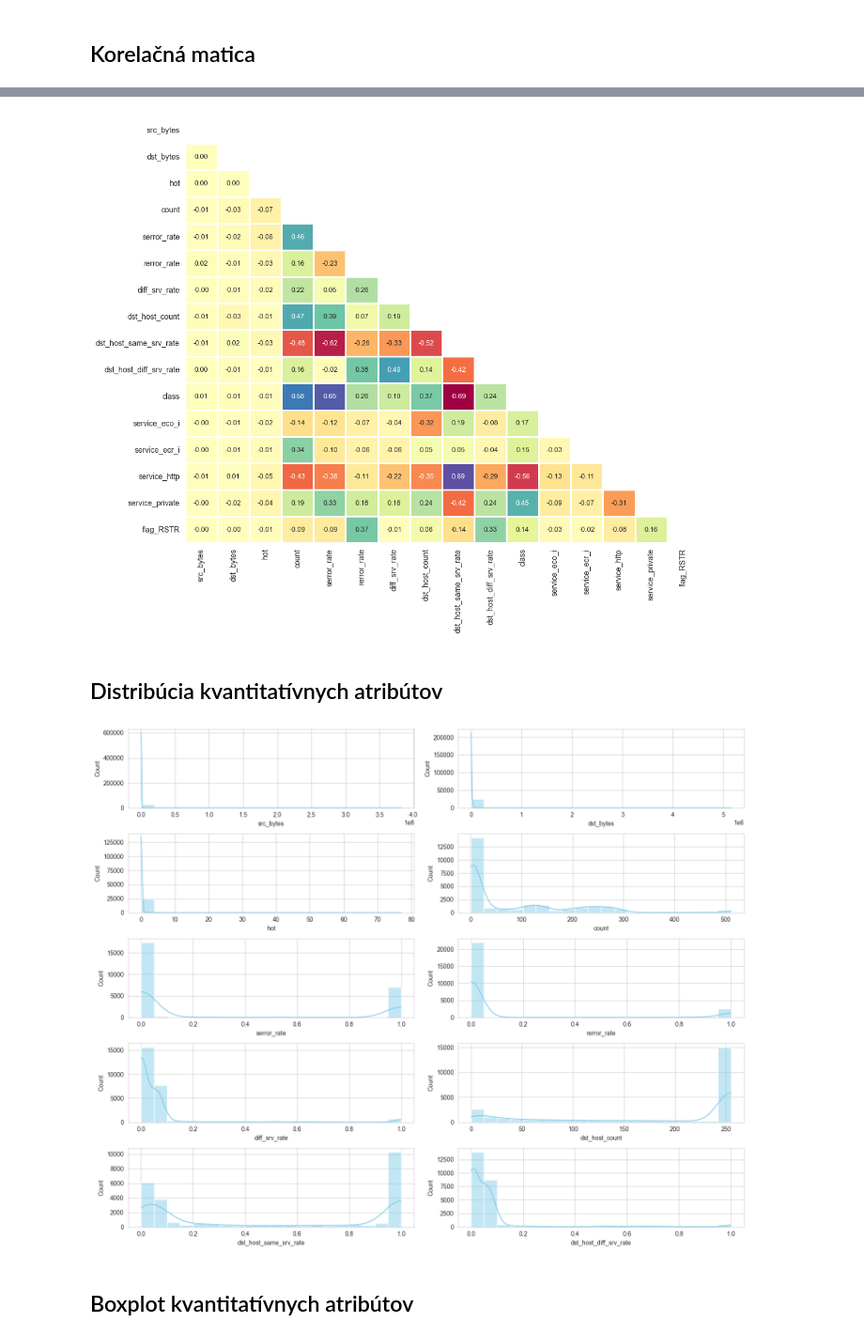
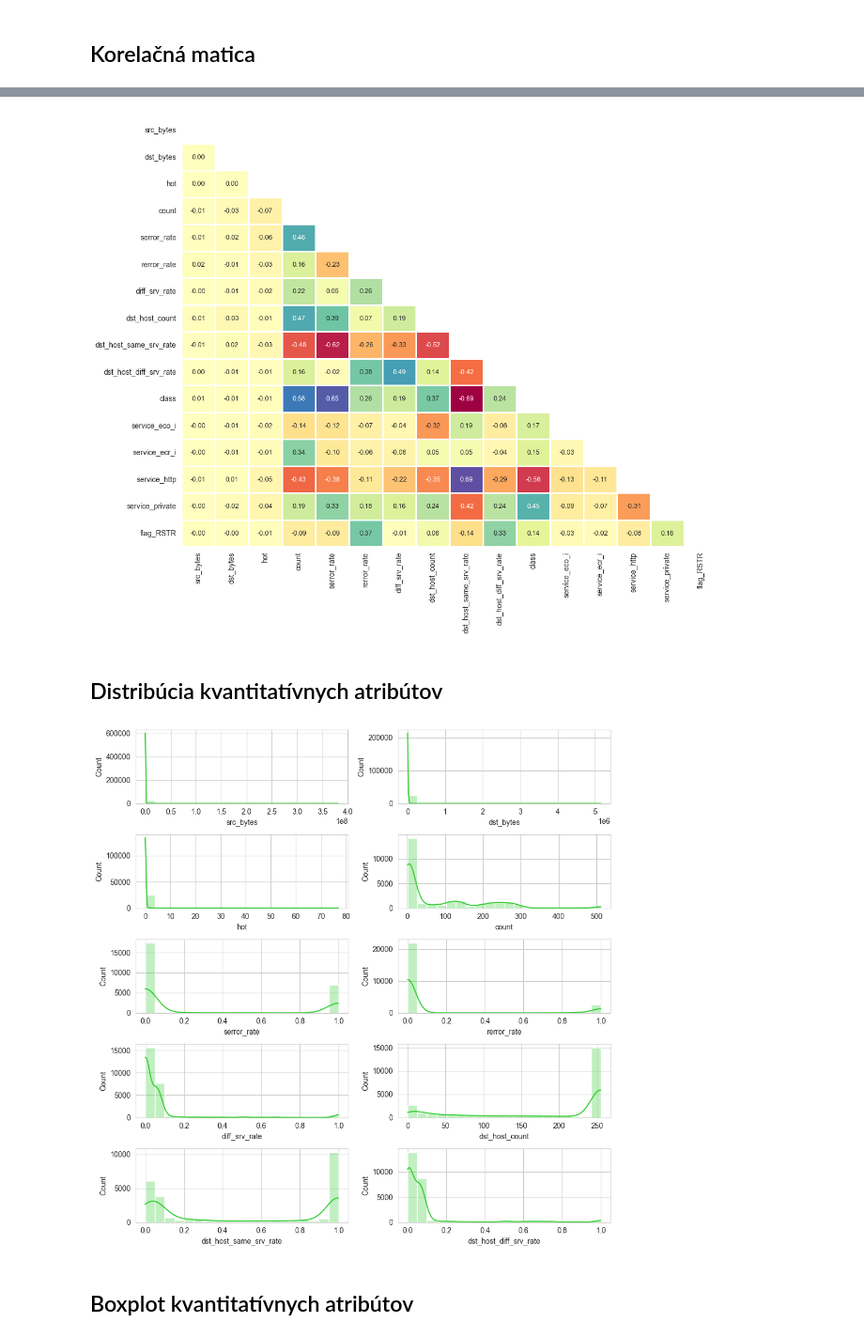
Before and after one commit to M4jkky/CRISP-DataMining, a Jupyter notebook: data_preprocessing.ipynb, the cells around one changed output, grey strips where cells are left out. Shown at 94% size. Saved outputs shown, nothing was run; the diff lists cells and outputs as text; code cells hidden in the pictures.

Commit message:
nahradenie get_dummies OneHotEncodingom a ukladanie grafov

```diff
--- a/data_preprocessing.ipynb
+++ b/data_preprocessing.ipynb
@@ -13,3 +15,7 @@ import matplotlib.pyplot as plt
 df_train = pd.read_csv('data/Train_data.csv')
 # %%
 df_train['class'] = df_train['class'].map({'normal': 0, 'anomaly': 1})
+
+quantitative_columns = ['src_bytes', 'dst_bytes', 'hot', 'count', 'serror_rate', 'rerror_rate', 'diff_srv_rate', 'dst_host_count', 'dst_host_same_srv_rate', 'dst_host_diff_srv_rate']
+
+df_train
@@ -49,7 +69,15 @@ attributes = ['src_bytes', 'dst_bytes', 'hot', 'dst_host_same_srv_rate', 'servic
               'srv_rerror_rate', 'dst_host_diff_srv_rate', 'diff_srv_rate', 'flag_REJ', 'service_eco_i',
               'service_ecr_i', 'flag_RSTR', 'class']
 
-df_train = pd.get_dummies(df_train, drop_first=True)
+categorical = df_train.select_dtypes(include=['object']).columns
+
+encoder = OneHotEncoder(sparse_output=False, drop='first', handle_unknown='ignore')
+encoded = encoder.fit_transform(df_train[categorical])
+encoded_df = pd.DataFrame(encoded, columns=encoder.get_feature_names_out(categorical))
+
+
+df_train.drop(columns=categorical, inplace=True)
+df_train = pd.concat([df_train.reset_index(drop=True), encoded_df.reset_index(drop=True)], axis=1)
 
 for col in df_train.columns:
     if col not in attributes:
@@ -85,29 +115,30 @@ df_train.drop(columns=['flag_S0', 'flag_REJ', 'srv_serror_rate', 'srv_rerror_rat
 plt.figure(figsize = (12,10))
 sns.set_style('white')
 sns.heatmap(df_train.corr(), mask=np.triu(np.ones_like(df_train.corr(), dtype=bool)), linewidths=2, annot=True, fmt=".2f", annot_kws={"size": 9}, cbar=False, cmap='Spectral')
+plt.tight_layout()
+plt.savefig('images/correlation_matrix_after_high_correlated_delete.png', dpi=300)
 plt.show()
 # %% [output]
-[figure, old version]
+[figure, new version]
 # %% [markdown]
 ## Distribúcia kvantitatívnych atribútov
 # %%
 sns.set_style('whitegrid')
 
-quantitative_columns = df_train.select_dtypes(include=['int64','float64'])
-
-fig, axes = plt.subplots(5, 2, figsize=(15, 12))
+fig, axes = plt.subplots(5, 2, figsize=(10, 10))
 axes = axes.flatten()
 
 for col, ax in zip(quantitative_columns, axes):
     if col == 'class':
         continue
-    sns.histplot(df_train[col], kde=True, color='skyblue', bins=20, element='bars', ax=ax)
+    sns.histplot(df_train[col], kde=True, color='#32CD32', bins=20, element='bars', ax=ax, alpha=0.3)
 
 
 fig.tight_layout()
+plt.savefig('images/distribution_of_quantitative_attributes_before.png', dpi=300)
 plt.show()
 # %% [output]
-[figure, old version]
+[figure, new version]
 # %% [markdown]
 ## Boxplot kvantitatívnych atribútov
 # %%
```
Also changed, not shown: parts of 13 cells of this notebook, 2 other files.
